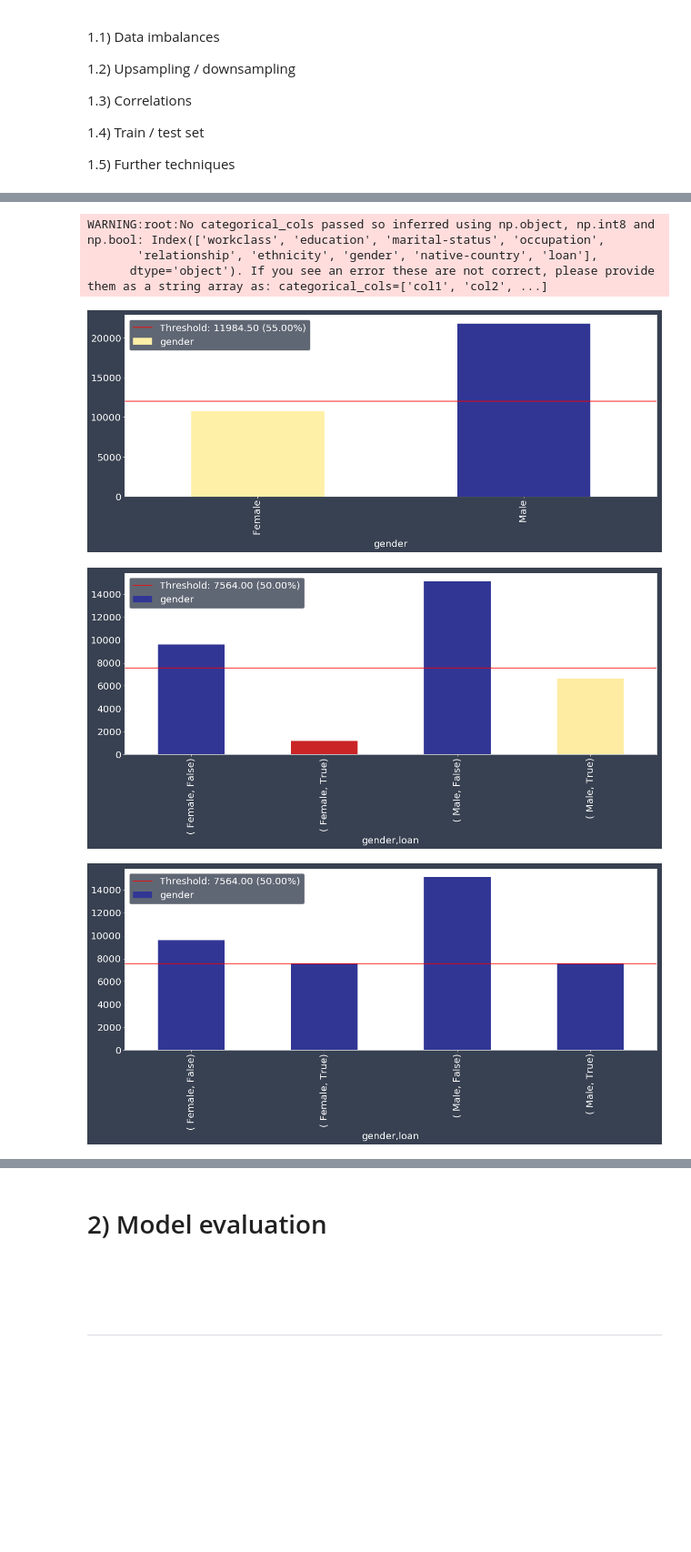
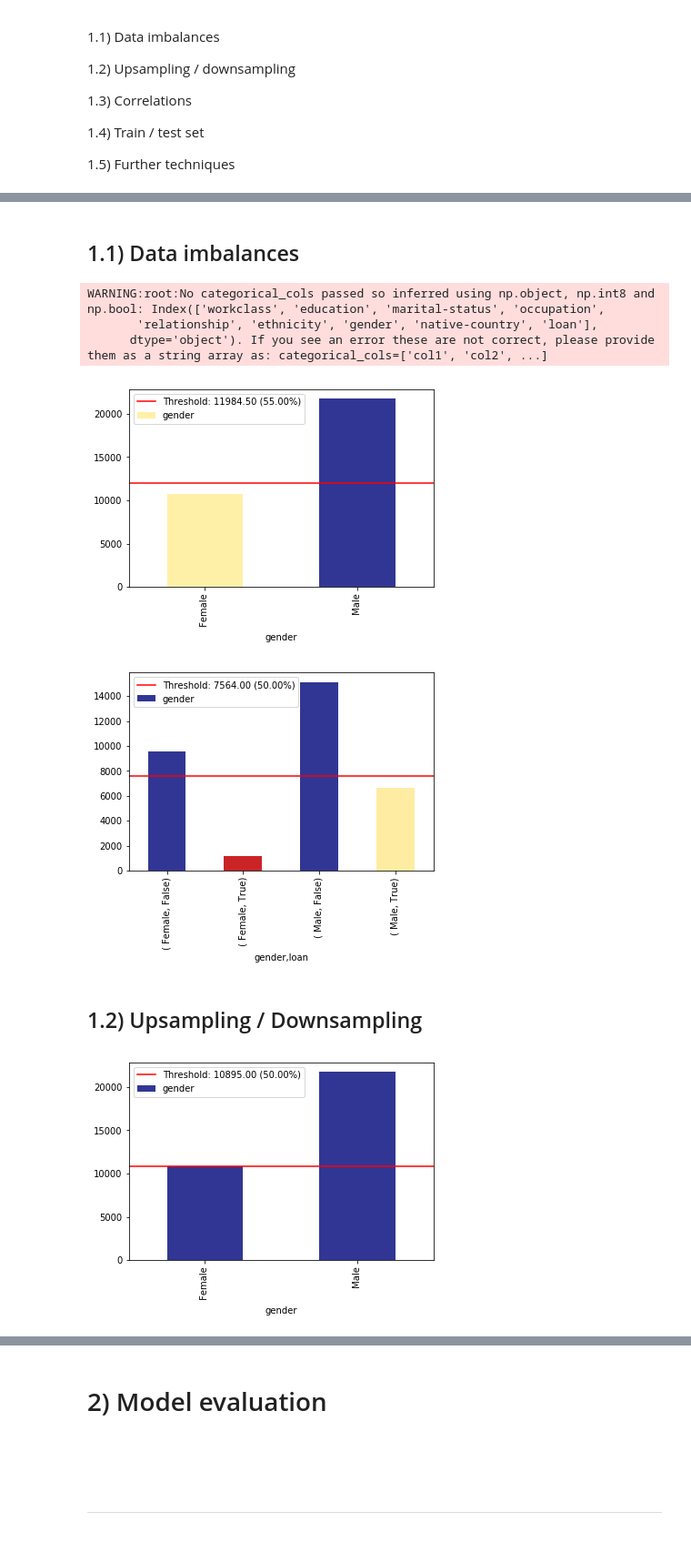
Before and after one commit to EthicalML/explainability-and-bias, a Jupyter notebook: Bias Evaluation & Explainability.ipynb, the cells around one changed output, grey strips where cells are left out. Shown at 91% size. Drawn from its saved outputs; the diff is of its cells as text; code cells hidden in the pictures; blank space fills up the shorter version.

```diff
--- a/Bias Evaluation & Explainability.ipynb
+++ b/Bias Evaluation & Explainability.ipynb
@@ -22,15 +22,17 @@ import math
 import xai
 import alibi
 
-params = {"ytick.color" : "w",
-          "xtick.color" : "w",
-          "text.color": "white",
+params = {
           'font.size': '20.0',
           'figure.figsize': [20, 7],
-          'figure.facecolor': "#384151",
-          'legend.facecolor': "#384151",
-          "axes.labelcolor" : "w",
-          "axes.edgecolor" : "w"}
+#           "ytick.color" : "w",
+#           "xtick.color" : "w",
+#           "text.color": "white",
+#           'figure.facecolor': "#384151",
+#           'legend.facecolor': "#384151",
+#           "axes.labelcolor" : "w",
+#           "axes.edgecolor" : "w"
+    }
 
 plt.rcParams.update(params)
 
@@ -244,12 +246,13 @@ from sklearn.pipeline import Pipeline
 from sklearn.compose import ColumnTransformer
 from sklearn.ensemble import RandomForestClassifier
 
+alibi_data, alibi_labels, alibi_feature_names, alibi_category_map = alibi.datasets.adult()
+
 def get_alibi_data():
-    data, labels, feature_names, category_map = alibi.datasets.adult()
 
     # define train and test set
     np.random.seed(0)
-    data_perm = np.random.permutation(np.c_[data, labels])
+    data_perm = np.random.permutation(np.c_[alibi_data, alibi_labels])
     data = data_perm[:, :-1]
     labels = data_perm[:, -1]
 
@@ -258,11 +261,11 @@ def get_alibi_data():
     X_test, y_test = data[idx + 1:, :], labels[idx + 1:]
 
     # feature transformation pipeline
-    ordinal_features = [x for x in range(len(feature_names)) if x not in list(category_map.keys())]
+    ordinal_features = [x for x in range(len(alibi_feature_names)) if x not in list(alibi_category_map.keys())]
     ordinal_transformer = Pipeline(steps=[('imputer', SimpleImputer(strategy='median')),
                                           ('scaler', StandardScaler())])
 
-    categorical_features = list(category_map.keys())
+    categorical_features = list(alibi_category_map.keys())
     categorical_transformer = Pipeline(steps=[('imputer', SimpleImputer(strategy='median')),
                                               ('onehot', OneHotEncoder(handle_unknown='ignore'))])
 
@@ -280,5 +283,5 @@ def get_alibi_data():
     alibi_loan_model.fit(X_train, y_train)
 
     return X_train, X_test, y_train, y_test, \
-        category_map, feature_names, alibi_loan_model
+        alibi_category_map, alibi_feature_names, alibi_loan_model
 # %% [output]
@@ -981,19 +982,23 @@ df_display.head()
 | 2 | 38 | Private | HS-grad | 9 | Divorced | Handlers-cleaners | Not-in-family | White | ... |
 | 3 | 53 | Private | 11th | 7 | Married-civ-spouse | Handlers-cleaners | Husband | Black | ... |
 | 4 | 28 | Private | Bachelors | 13 | Married-civ-spouse | Prof-specialty | Wife | Black | ... |
+# %% [markdown]
+## 1.1) Data imbalances
 # %%
 im = xai.imbalance_plot(df_display, "gender", threshold=0.55)
 # %% [output]
 WARNING:root:No categorical_cols passed so inferred using np.object, np.int8 and np.bool: Index(['workclass', 'education', 'marital-status', 'occupation',
        'relationship', 'ethnicity', 'gender', 'native-country', 'loan'],
       dtype='object'). If you see an error these are not correct, please provide them as a string array as: categorical_cols=['col1', 'col2', ...]
-[figure, old version]
+[figure, new version]
 # %%
 im = xai.imbalance_plot(df_display, "gender", "loan" , categorical_cols=["loan", "gender"])
 # %% [output]
-[figure, old version]
+[figure, new version]
+# %% [markdown]
+## 1.2) Upsampling / Downsampling
 # %%
-im = xai.balance(df_display, "gender", "loan", categorical_cols=["loan", "gender"],
-                upsample=0.5)
+im = xai.balance(df_display, "gender", categorical_cols=["gender"],
+                upsample=0.5, bins=5)
 # %% [output]
-[figure, old version]
+[figure, new version]
```
Also changed, not shown: parts of 50 cells of this notebook, 6 other files.
